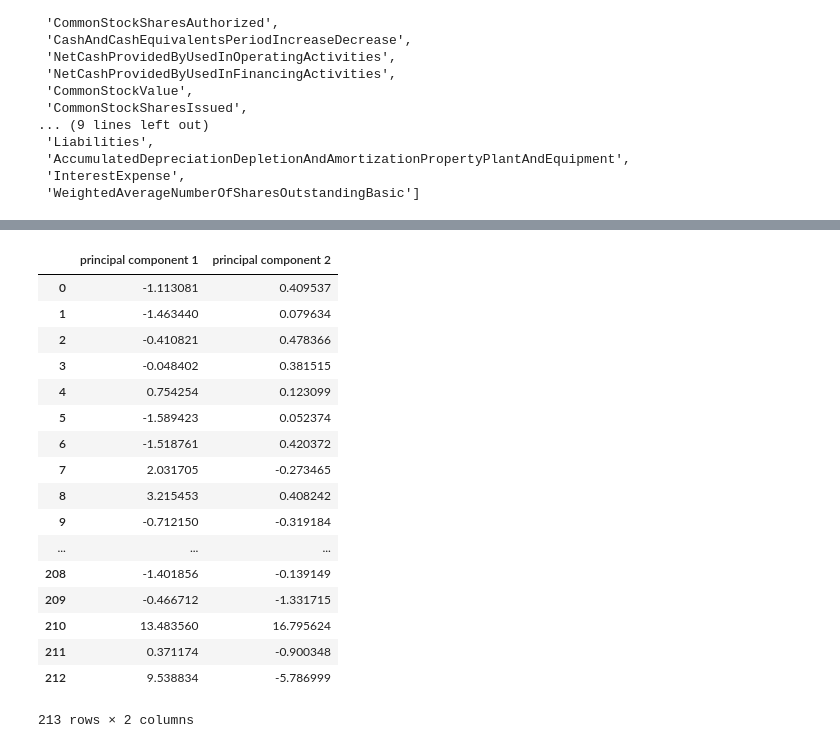
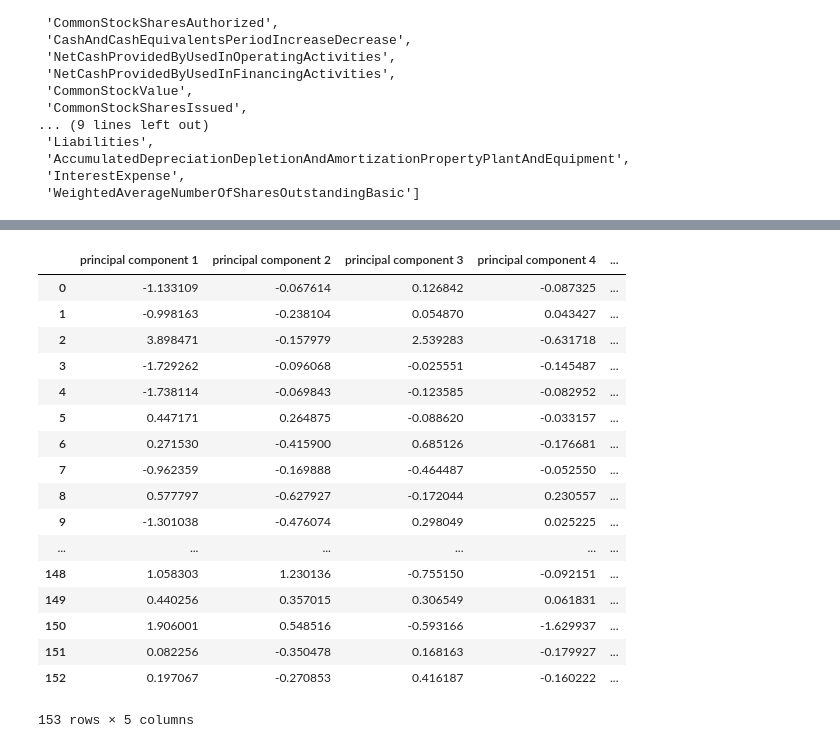
Before and after one commit to huhu42/Data_Incubator, a Jupyter notebook: StockProject.ipynb, the cells around one changed output, grey strips where cells are left out. Cells and saved outputs as stored; diff of their text form; code cells hidden in the pictures.

```diff
--- a/StockProject.ipynb
+++ b/StockProject.ipynb
@@ -276,6 +384,7 @@ df_ret = pd.DataFrame(0, index=tickers, columns=['ret'])
 for index, row in df_ret.iterrows():
     #print(index,row)
     pd_temp = pd.read_csv('stock_dfs/{}.csv'.format(index),header=0,date_parser = True)
+
     pd_temp['Date'] = pd_temp['Date'].astype('datetime64[ns]')
     pd_temp['Year'] = pd_temp['Date'].map(lambda x: x.year)
     #print(pd_temp.head())
@@ -283,7 +392,10 @@ for index, row in df_ret.iterrows():
     #print(avg_2016)
     avg_2015 = pd_temp[pd_temp['Year'] == 2015]['Adj Close'].mean()
     #print(avg_2015)
-    ret = (avg_2016/avg_2015)-1
-    df_ret.loc[index, 'ret'] = ret
+    ret = (avg_2016/avg_2015)-1.0
+
+    df_ret.loc[index,'ret'] = ret*1.0
+    df_ret.loc[index,'2015-avg'] = avg_2015
+
     #print(ret)
     #print(row['ret'])
@@ -291,5 +407,7 @@ for index, row in df_ret.iterrows():
 df_ret.sort_values(by=['ret'])
 #VXN is very high, discard
 df_ret = df_ret[df_ret['ret']<=1]
-df_ret
+df_ret = df_ret.dropna()
+#drop the Nas
+len(df_ret)
 # %% [output]
@@ -345,0 +446,6 @@ df_final = test_.join(df_ret, how = 'inner')
+# %%
+#add leverage ratio liabilities/equity
+df_final['Leverage']=df_final['Liabilities']/(df_final['StockholdersEquity'])
+# %%
+#calculate PE ratio, number of shares * price, market cap, divided by NI
+df_final['PE']=df_final['WeightedAverageNumberOfSharesOutstandingBasic']*df_final['2015-avg']/(df_final['NetIncomeLoss'])
@@ -373,27 +639,28 @@ array([[ 0.0624157 ],
 # %%
 from sklearn.decomposition import PCA
-pca = PCA(n_components=2)
+pca = PCA(n_components=5)
 principalComponents = pca.fit_transform(x)
-principalDf = pd.DataFrame(data = principalComponents , columns = ['principal component 1', 'principal component 2'])
+principalDf = pd.DataFrame(data = principalComponents , columns = ['principal component 1', 'principal component 2'\
+                                                                   ,'principal component 3','principal component 4','principal component 5'])
 principalDf
 # %% [output]
-|  | principal component 1 | principal component 2 |
-| 0 | -1.113081 | 0.409537 |
-| 1 | -1.463440 | 0.079634 |
-| 2 | -0.410821 | 0.478366 |
-| 3 | -0.048402 | 0.381515 |
-| 4 | 0.754254 | 0.123099 |
-| 5 | -1.589423 | 0.052374 |
-| 6 | -1.518761 | 0.420372 |
-| 7 | 2.031705 | -0.273465 |
-| 8 | 3.215453 | 0.408242 |
-| 9 | -0.712150 | -0.319184 |
-| ... | ... | ... |
-| 208 | -1.401856 | -0.139149 |
-| 209 | -0.466712 | -1.331715 |
-| 210 | 13.483560 | 16.795624 |
-| 211 | 0.371174 | -0.900348 |
-| 212 | 9.538834 | -5.786999 |
+|  | principal component 1 | principal component 2 | principal component 3 | principal component 4 | ... |
+| 0 | -1.133109 | -0.067614 | 0.126842 | -0.087325 | ... |
+| 1 | -0.998163 | -0.238104 | 0.054870 | 0.043427 | ... |
+| 2 | 3.898471 | -0.157979 | 2.539283 | -0.631718 | ... |
+| 3 | -1.729262 | -0.096068 | -0.025551 | -0.145487 | ... |
+| 4 | -1.738114 | -0.069843 | -0.123585 | -0.082952 | ... |
+| 5 | 0.447171 | 0.264875 | -0.088620 | -0.033157 | ... |
+| 6 | 0.271530 | -0.415900 | 0.685126 | -0.176681 | ... |
+| 7 | -0.962359 | -0.169888 | -0.464487 | -0.052550 | ... |
+| 8 | 0.577797 | -0.627927 | -0.172044 | 0.230557 | ... |
+| 9 | -1.301038 | -0.476074 | 0.298049 | 0.025225 | ... |
+| ... | ... | ... | ... | ... | ... |
+| 148 | 1.058303 | 1.230136 | -0.755150 | -0.092151 | ... |
+| 149 | 0.440256 | 0.357015 | 0.306549 | 0.061831 | ... |
+| 150 | 1.906001 | 0.548516 | -0.593166 | -1.629937 | ... |
+| 151 | 0.082256 | -0.350478 | 0.168163 | -0.179927 | ... |
+| 152 | 0.197067 | -0.270853 | 0.416187 | -0.160222 | ... |
-213 rows × 2 columns
+153 rows × 5 columns
 # %%
 df_finall = df_final.reset_index()
```
Also changed, not shown: parts of 46 cells of this notebook.
